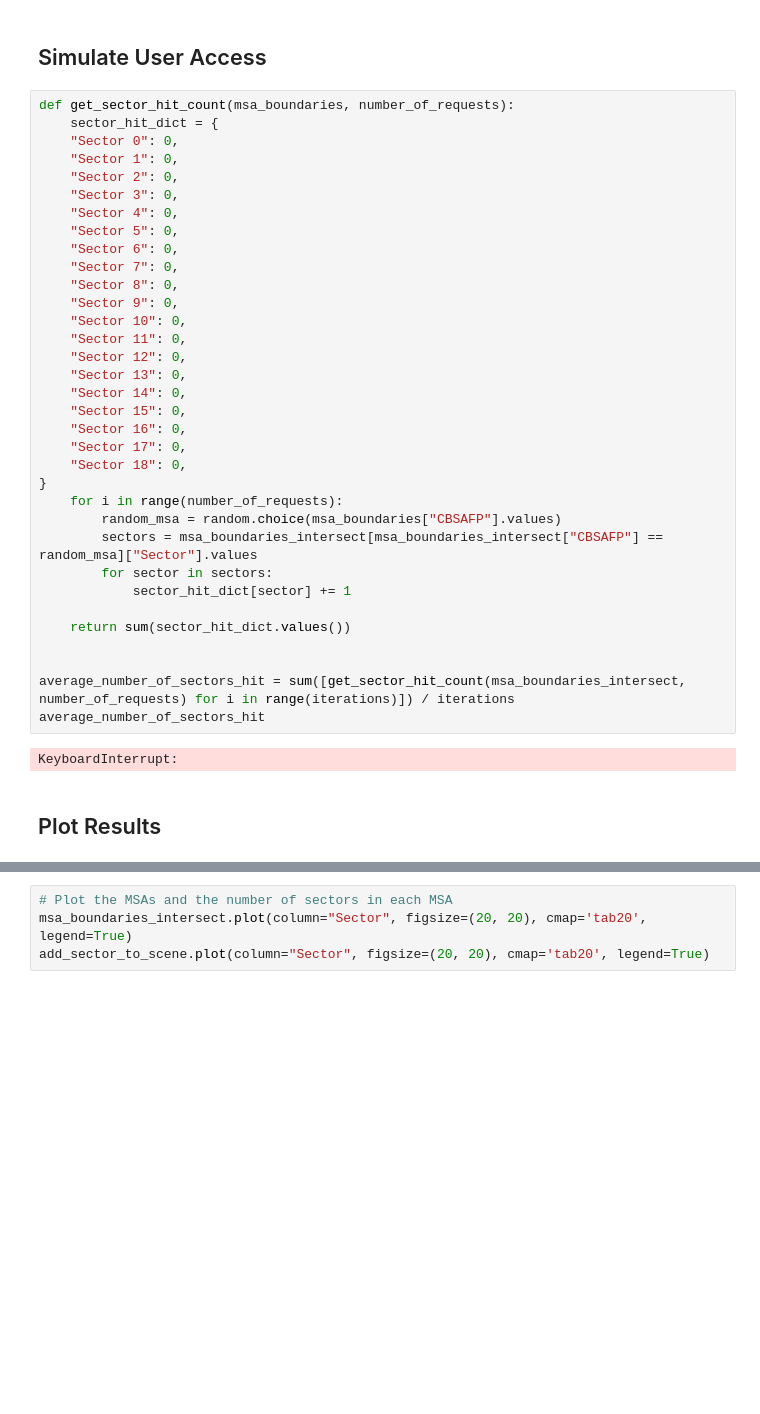
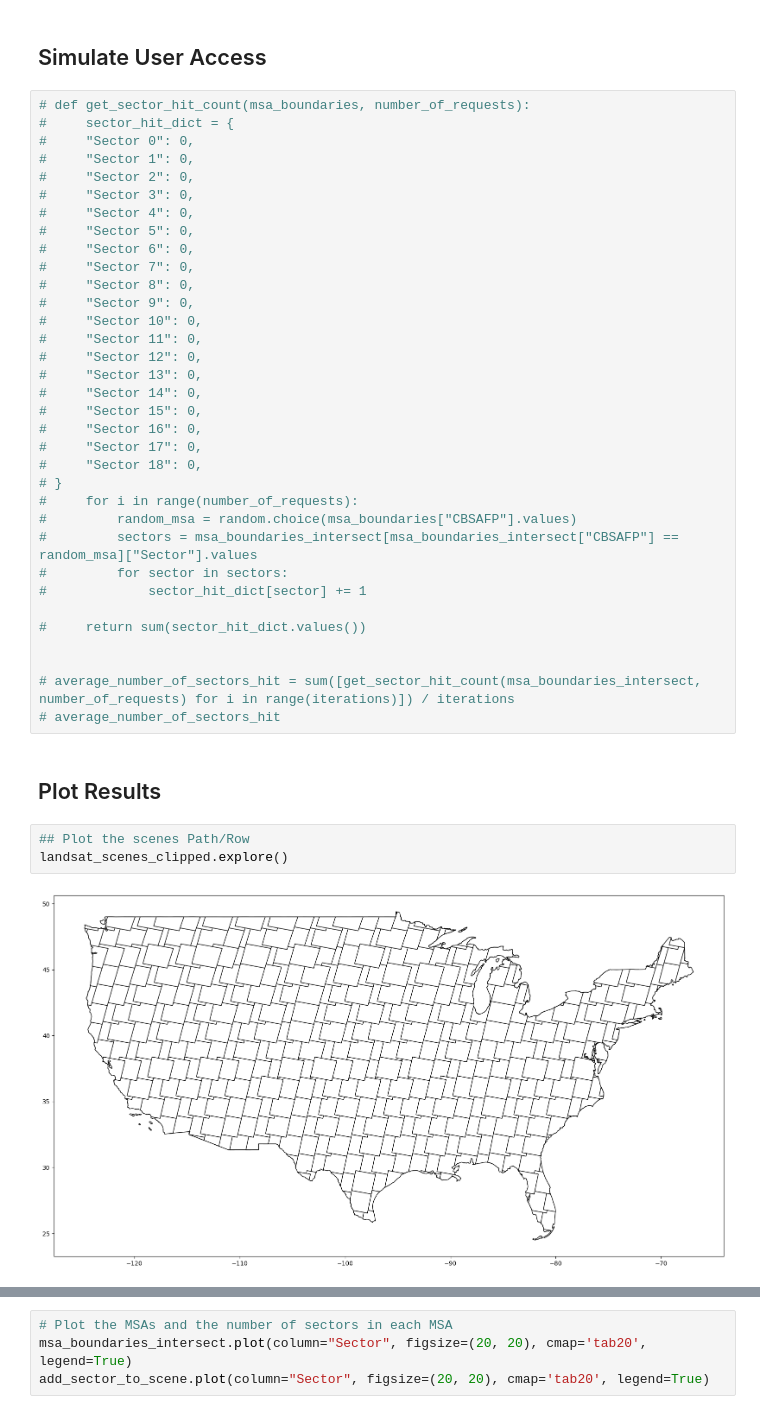
Before and after one commit to easierdata/easier, a Jupyter notebook: code/Pynotebooks/user_access_simulation.ipynb, the cells around one changed output, grey strips where cells are left out. Drawn from its saved outputs; the diff is of its cells as text; blank space fills up the shorter version.

```diff
--- a/code/Pynotebooks/user_access_simulation.ipynb
+++ b/code/Pynotebooks/user_access_simulation.ipynb
@@ -125,40 +118,43 @@ msa_boundaries_intersect= gpd.sjoin(msa_boundaries, add_sector_to_scene, how="in
 # %% [markdown]
 ## Simulate User Access
 # %%
-def get_sector_hit_count(msa_boundaries, number_of_requests):
-    sector_hit_dict = {
-    "Sector 0": 0,
-    "Sector 1": 0,
-    "Sector 2": 0,
-    "Sector 3": 0,
-    "Sector 4": 0,
-    "Sector 5": 0,
-    "Sector 6": 0,
-    "Sector 7": 0,
-    "Sector 8": 0,
-    "Sector 9": 0,
-    "Sector 10": 0,
-    "Sector 11": 0,
-    "Sector 12": 0,
-    "Sector 13": 0,
-    "Sector 14": 0,
-    "Sector 15": 0,
-    "Sector 16": 0,
-    "Sector 17": 0,
-    "Sector 18": 0,
-}
-    for i in range(number_of_requests):
-        random_msa = random.choice(msa_boundaries["CBSAFP"].values)
-        sectors = msa_boundaries_intersect[msa_boundaries_intersect["CBSAFP"] == random_msa]["Sector"].values
-        for sector in sectors:
-            sector_hit_dict[sector] += 1
+# def get_sector_hit_count(msa_boundaries, number_of_requests):
+#     sector_hit_dict = {
+#     "Sector 0": 0,
+#     "Sector 1": 0,
+#     "Sector 2": 0,
+#     "Sector 3": 0,
+#     "Sector 4": 0,
+#     "Sector 5": 0,
+#     "Sector 6": 0,
+#     "Sector 7": 0,
+#     "Sector 8": 0,
+#     "Sector 9": 0,
+#     "Sector 10": 0,
+#     "Sector 11": 0,
+#     "Sector 12": 0,
+#     "Sector 13": 0,
+#     "Sector 14": 0,
+#     "Sector 15": 0,
+#     "Sector 16": 0,
+#     "Sector 17": 0,
+#     "Sector 18": 0,
+# }
+#     for i in range(number_of_requests):
+#         random_msa = random.choice(msa_boundaries["CBSAFP"].values)
+#         sectors = msa_boundaries_intersect[msa_boundaries_intersect["CBSAFP"] == random_msa]["Sector"].values
+#         for sector in sectors:
+#             sector_hit_dict[sector] += 1
 
-    return sum(sector_hit_dict.values())
+#     return sum(sector_hit_dict.values())
 
 
-average_number_of_sectors_hit = sum([get_sector_hit_count(msa_boundaries_intersect, number_of_requests) for i in range(iterations)]) / iterations
-average_number_of_sectors_hit
+# average_number_of_sectors_hit = sum([get_sector_hit_count(msa_boundaries_intersect, number_of_requests) for i in range(iterations)]) / iterations
+# average_number_of_sectors_hit
-# %% [output]
-KeyboardInterrupt:
 # %% [markdown]
 ## Plot Results
+# %%
+## Plot the scenes Path/Row
+landsat_scenes_clipped.explore()
+# %% [output]
+[figure, added]
```
Also changed, not shown: parts of 5 cells of this notebook.
